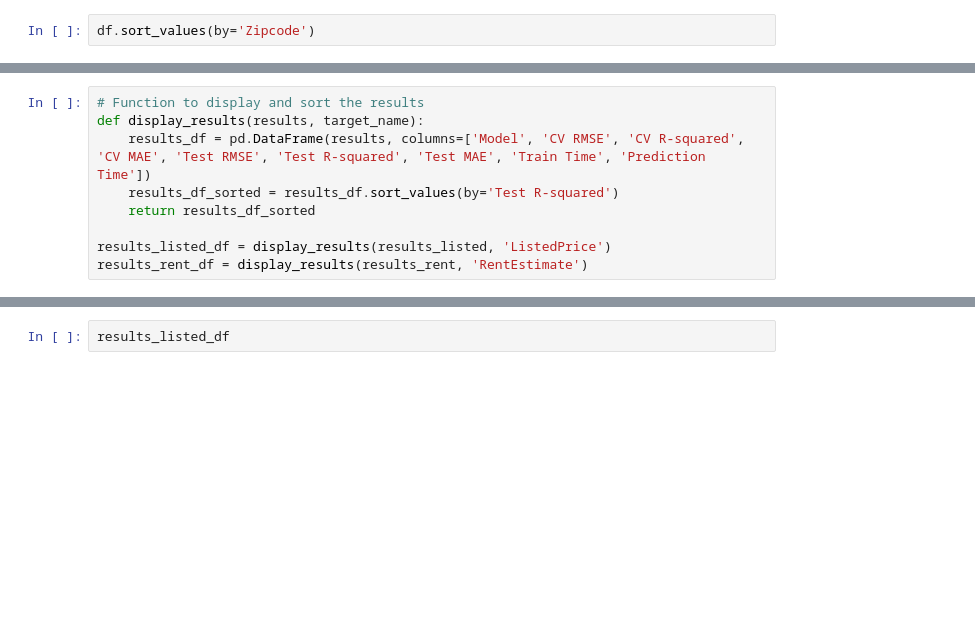
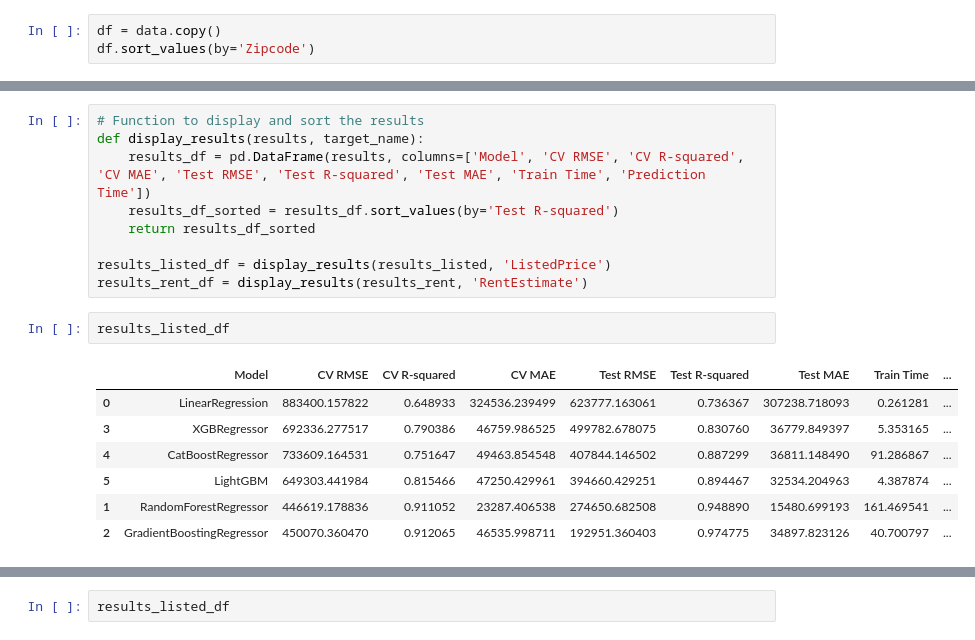
Before and after one commit to itsVarun20/Property-Listed-Price-and-Rent-Prediction, a Jupyter notebook: Code_Predicting.ipynb, the cells around one changed output, grey strips where cells are left out. Drawn from its saved outputs; the diff is of its cells as text; blank space fills up the shorter version.

```diff
--- a/Code_Predicting.ipynb
+++ b/Code_Predicting.ipynb
@@ -55,4 +45,5 @@ df = pd.concat([data, zipcode_df], axis=1)
 # %%
+df = data.copy()
 df.sort_values(by='Zipcode')
 # %% [output]
 |  | State | City | Street | Zipcode | Bedroom | Bathroom | Area | PPSq | LotArea | MarketEstimate | ... |
@@ -175,3 +161,13 @@ def display_results(results, target_name):
 
 results_listed_df = display_results(results_listed, 'ListedPrice')
 results_rent_df = display_results(results_rent, 'RentEstimate')
+# %%
+results_listed_df
+# %% [output]
+|  | Model | CV RMSE | CV R-squared | CV MAE | Test RMSE | Test R-squared | Test MAE | Train Time | ... |
+| 0 | LinearRegression | 883400.157822 | 0.648933 | 324536.239499 | 623777.163061 | 0.736367 | 307238.718093 | 0.261281 | ... |
+| 3 | XGBRegressor | 692336.277517 | 0.790386 | 46759.986525 | 499782.678075 | 0.830760 | 36779.849397 | 5.353165 | ... |
+| 4 | CatBoostRegressor | 733609.164531 | 0.751647 | 49463.854548 | 407844.146502 | 0.887299 | 36811.148490 | 91.286867 | ... |
+| 5 | LightGBM | 649303.441984 | 0.815466 | 47250.429961 | 394660.429251 | 0.894467 | 32534.204963 | 4.387874 | ... |
+| 1 | RandomForestRegressor | 446619.178836 | 0.911052 | 23287.406538 | 274650.682508 | 0.948890 | 15480.699193 | 161.469541 | ... |
+| 2 | GradientBoostingRegressor | 450070.360470 | 0.912065 | 46535.998711 | 192951.360403 | 0.974775 | 34897.823126 | 40.700797 | ... |
```
Also changed, not shown: parts of 35 cells of this notebook.
